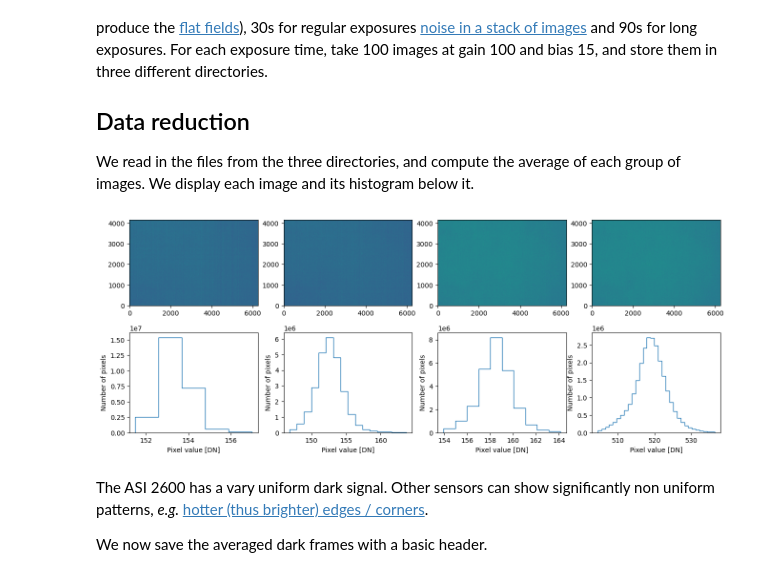
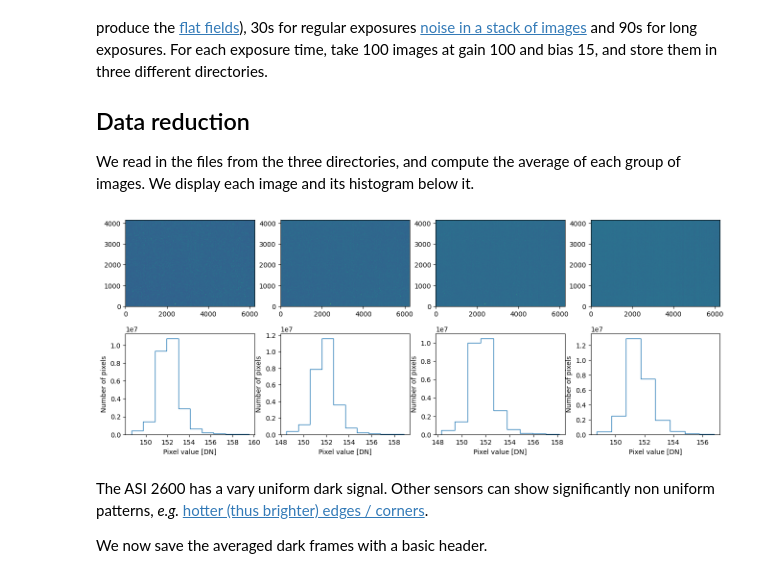
Before and after one commit to frederic-auchere/OHP, a Jupyter notebook: darks.ipynb, the cells around one changed output. Drawn from its saved outputs; the diff is of its cells as text; code cells hidden in the pictures.

Commit message:
Updated darks, flats, ptc

```diff
--- a/darks.ipynb
+++ b/darks.ipynb
@@ -24,39 +24,39 @@ from astropy.io import fits
 from astropy.visualization import ImageNormalize, LinearStretch, PercentileInterval
 import matplotlib.pyplot as plt
 
 import inout
 
 # Replace by your directories
-paths = [r'C:\Users\fauchere\Pictures\ZWO ASI2600MM Pro\2023-07-22\Bias\0',
-         r'C:\Users\fauchere\Pictures\ZWO ASI2600MM Pro\2023-07-22\Bias\99',
-         r'C:\Users\fauchere\Pictures\ZWO ASI2600MM Pro\2023-07-22\Bias\100',
-         r'C:\Users\fauchere\Pictures\ZWO ASI2600MM Pro\2023-07-22\Bias\200',
+paths = [r'D:\Astro\ASI2600MM\20230715\Darks_G100_O15_T-5_90s\CameraCCD_1\2023-07-15',
+         r'D:\Astro\ASI2600MM\20230715\Darks_G100_O15_T-5_60s\CameraCCD_1\2023-07-15',
+         r'D:\Astro\ASI2600MM\20230715\Darks_G100_O15_T-5_30s\CameraCCD_1\2023-07-15',
+         r'D:\Astro\ASI2600MM\20230715\Darks_G100_O15_T-5_00s\CameraCCD_1\2023-07-15'
          ]
 
 fix, axes = plt.subplots(2, len(paths), figsize=(16, 6))
 
 dark_frames = []  # used to save the stacked dark frames
 base_headers = []  # used to save one header for later
 for i, path in enumerate(paths):
-        files = glob.glob(os.path.join(path, '*.fits'))
+        files = glob.glob(os.path.join(path, '*.fit'))
 
         # Averages the dark frames
         dark_frame = 0
         for f in tqdm(files):
             dark_frame = dark_frame + fits.getdata(f)
         dark_frame = dark_frame / len(files)
 
         dark_frames.append(dark_frame)
         base_headers.append(fits.getheader(files[0]))
 
         norm = ImageNormalize(dark_frame, stretch=LinearStretch(), interval=PercentileInterval(99))
 
         axes[0, i].imshow(dark_frame, norm=norm, origin='lower')
         axes[1, i].hist(dark_frame.flatten(), histtype='step', bins=int(norm.vmax - norm.vmin), range=[norm.vmin, norm.vmax])
         axes[1, i].set_xlabel('Pixel value [DN]')
         axes[1, i].set_ylabel('Number of pixels')
 # %% [output]
-[figure, old version]
+[figure, new version]
 # %% [markdown]
 The ASI 2600 has a vary uniform dark signal. Other sensors can show significantly non uniform patterns, *e.g.* [hotter (thus brighter) edges / corners](https://www.cloudynights.com/uploads/monthly_01_2016/post-199816-0-67542700-1452139850.jpg).
 
```
Also changed, not shown: parts of 1 cell of this notebook, 2 other files.
